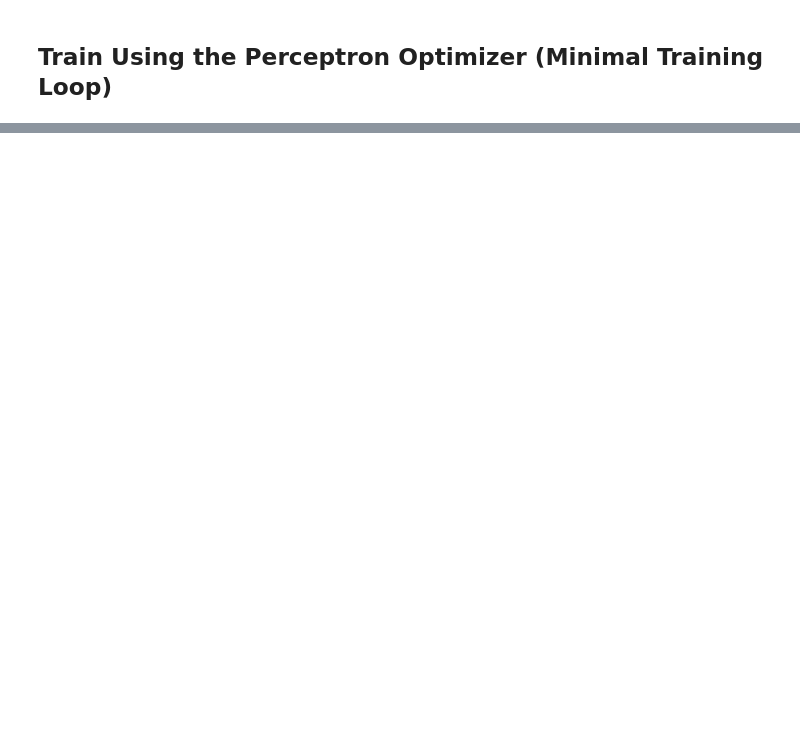
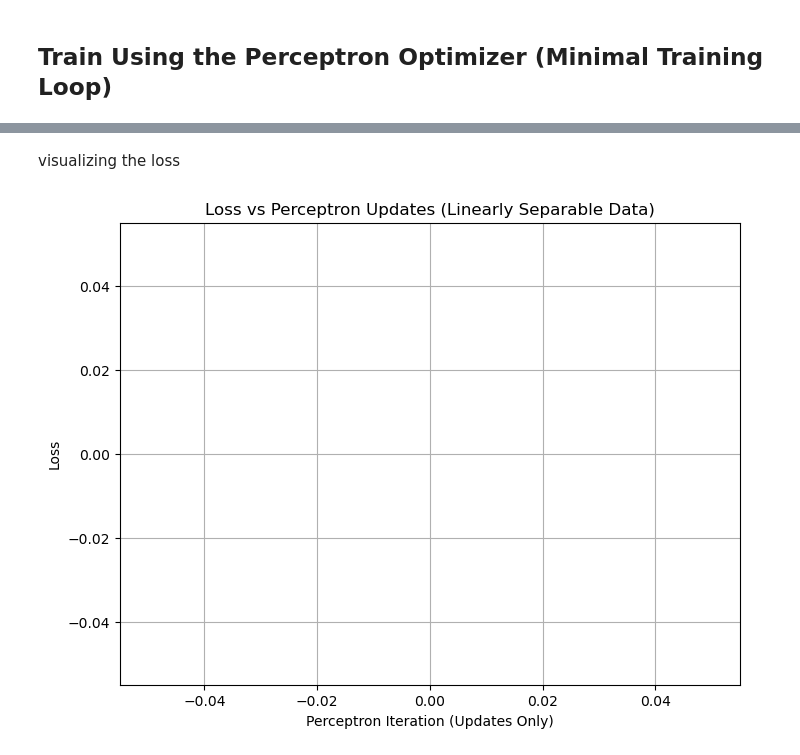
Before and after one commit to Pbabu-Github/ML-Projects, a Jupyter notebook: posts/perceptron/index.ipynb, the cells around one changed output, grey strips where cells are left out. Saved outputs shown, nothing was run; the diff lists cells and outputs as text; code cells hidden in the pictures; blank space fills up the shorter version.

Commit message:
perceptron editing exiperemnt

```diff
--- a/posts/perceptron/index.ipynb
+++ b/posts/perceptron/index.ipynb
@@ -83,0 +110,40 @@ Epoch 10: loss = 0.1900
+# %%
+from perceptron import Perceptron, PerceptronOptimizer
+
+torch.manual_seed(1)
+
+p = Perceptron()
+opt = PerceptronOptimizer(p)
+
+loss_vec = []
+max_steps = 1000
+n = X.shape[0]
+
+for _ in range(max_steps):
+    i = torch.randint(n, size=(1,))
+    x_i = X[i]
+    y_i = y[i]
+
+    # check individual point loss
+    single_loss = p.loss(x_i, y_i).item()
+
+    if single_loss > 0:
+        opt.step(x_i, y_i)
+        total_loss = p.loss(X, y).item()
+        loss_vec.append(total_loss)
+
+    if p.loss(X, y).item() == 0:
+        break
+# %% [markdown]
+visualizing the loss
+# %%
+plt.figure(figsize=(8, 6))
+plt.plot(loss_vec, linewidth=2)
+plt.scatter(range(len(loss_vec)), loss_vec, color="slategrey")
+plt.xlabel("Perceptron Iteration (Updates Only)")
+plt.ylabel("Loss")
+plt.title("Loss vs Perceptron Updates (Linearly Separable Data)")
+plt.grid(True)
+plt.show()
+# %% [output]
+[figure, added]
```
Also changed, not shown: parts of 8 cells of this notebook, 7 other files.
